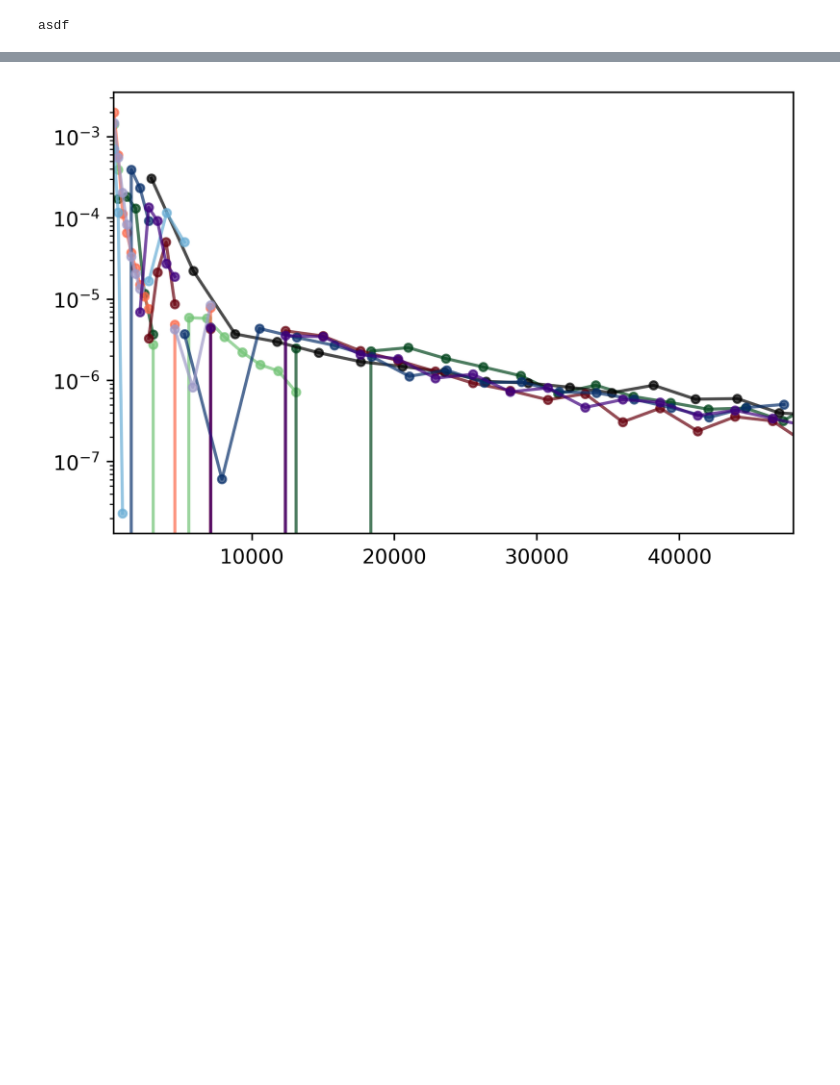
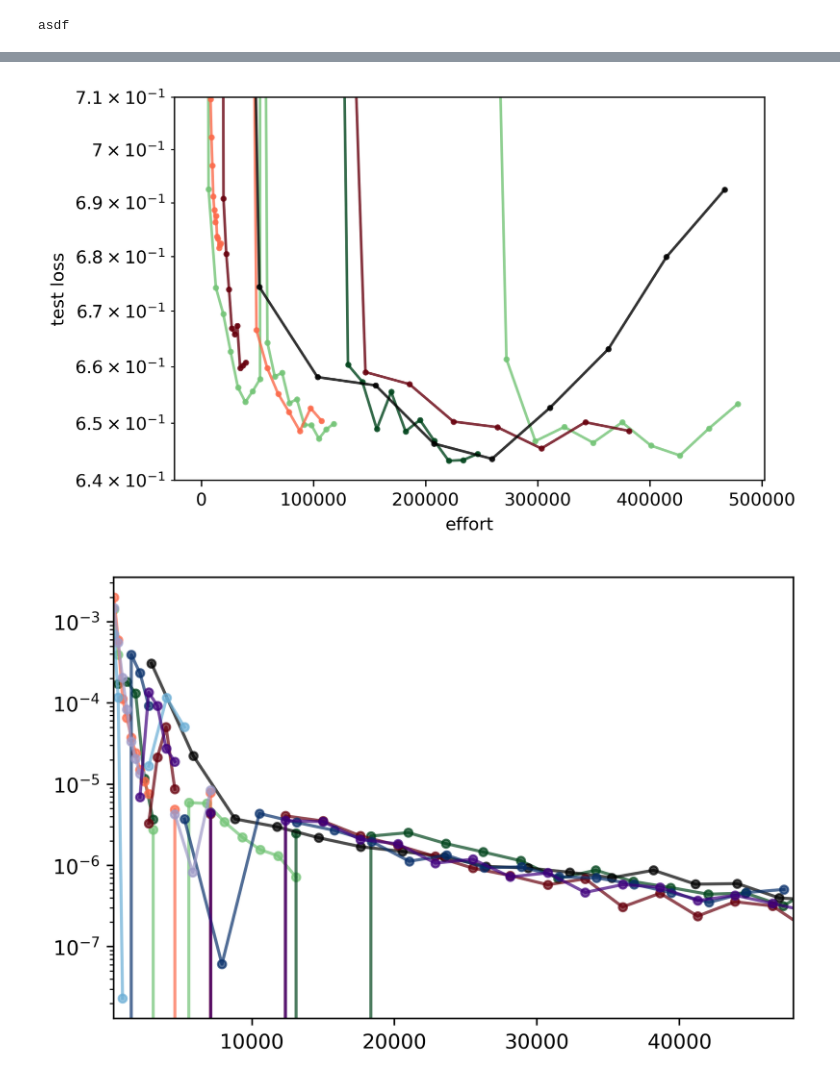
Before and after one commit to NREL/BUTTER-Empirical-Deep-Learning-Experimental-Framework, a Jupyter notebook: dmp/viz/width_growth_exp_ch.ipynb, the cells around one changed output, grey strips where cells are left out. Drawn from its saved outputs; the diff is of its cells as text; code cells hidden in the pictures; blank space fills up the shorter version.

```diff
--- a/dmp/viz/width_growth_exp_ch.ipynb
+++ b/dmp/viz/width_growth_exp_ch.ipynb
@@ -323,6 +675,6 @@ asdf
 
 full_model, full_trace = do_grow_train(configs[-1:], dataset,
     default_initializer,
-    make_equal_epochs_growth_trigger(256),
+    make_restoring_test_loss_growth_trigger(128, 4, 0.0),
     )
 # %% [output]
@@ -584,0 +768,12 @@ plt.show()
+# %%
+sizes_1 = [
+    810,
+    3240,
+    12961,
+    51845,
+]
+
+_, fg_1 = do_train_freeze_grow(
+    sizes_1, dataset,
+    make_restoring_test_loss_growth_trigger(32, 2, 0.0),
+    aspect_test_utils.get_rectangular_widths(sum(dataset[2].shape[1:]), 5))
@@ -585,3 +1077,46 @@ plt.show()
+# %%
+plt.figure(dpi=300)
+
+plot_effort(configs, fg_0, colors = cm.get_cmap('Greens')(np.linspace(.5,1, 2)))
+plot_effort(configs, fg_1, colors = cm.get_cmap('Reds')(np.linspace(.5,1, 2)))
+# plot_effort(configs, cross_N__N__0_01__0_01, colors = cm.get_cmap('Purples')(np.linspace(.5,1, 2)))
+
+# plot_effort(configs, cross_N__N__0_001__0_001, colors = cm.get_cmap('Blues')(np.linspace(.5,1, 2)))
+# plot_effort(configs, cross_N__N__0_001__0_001__0_001, colors = cm.get_cmap('Reds')(np.linspace(.5,1, 2)))
+# plot_effort(configs, cross_N__N__0_0__0_1__0_0, colors = cm.get_cmap('Purples')(np.linspace(.5,1, 2)))
+
+# plot_effort(configs, cross_N__N__N__1, colors = cm.get_cmap('Greens')(np.linspace(.5,1, 2)))
+
+# plot_effort(configs, test_loss_trigger_128__2__0_0__cross_scale_0_01_trace, colors = cm.get_cmap('Reds')(np.linspace(.5,1, 2)))
+# plot_effort(configs, test_loss_trigger_128__2__0_0__trace_0_1, colors = cm.get_cmap('Greens')(np.linspace(.5,1, 2)))
+# plot_effort(configs, cross_scale_0_1__1_0_trace, colors = cm.get_cmap('Blues')(np.linspace(.5,1, 2)))
+# plot_effort(configs, cross_scale_0_1__0_5_trace, colors = cm.get_cmap('Purples')(np.linspace(.5,1, 2)))
+
+
+plot_effort(configs, full_trace, colors=['black'])
+
+plt.yscale('log')
+
+# plt.xlim(300, 700e3)
+plt.ylim(.64, .71)
+plt.xlabel('effort')
+plt.ylabel('test loss')
+
+# plt.xlim(300, 3.01e3* 4)
+# plt.ylim(.65, .72)
+
+# plt.xlim(300, 60e3)
+# plt.ylim(.65, .72)
+
+# plt.xlim(100, 20e3)
+# plt.ylim(.6, 1.5)
+
+# plt.xlim(2e3, 20e3)
+# plt.ylim(.65, 1.0)
+# plt.xscale('log')
+plt.show()
+# %% [output]
+[figure, added]
 # %%
 plt.figure(dpi=400)
 # plot_delta_efficiency(configs, scaling_trace_0_01, colors = cm.get_cmap('Reds')(np.linspace(.5,1, 3)))
```
Also changed, not shown: parts of 53 cells of this notebook, 7 other files.
